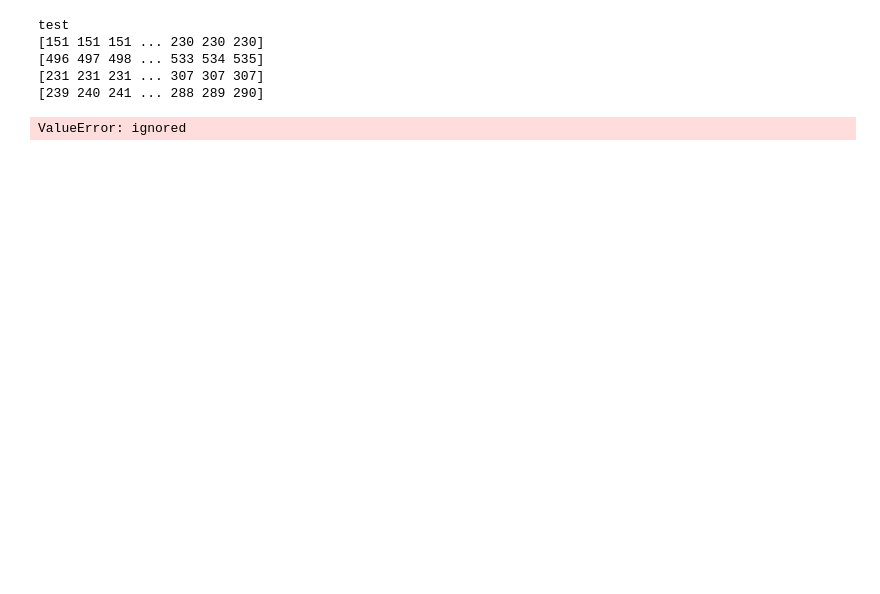
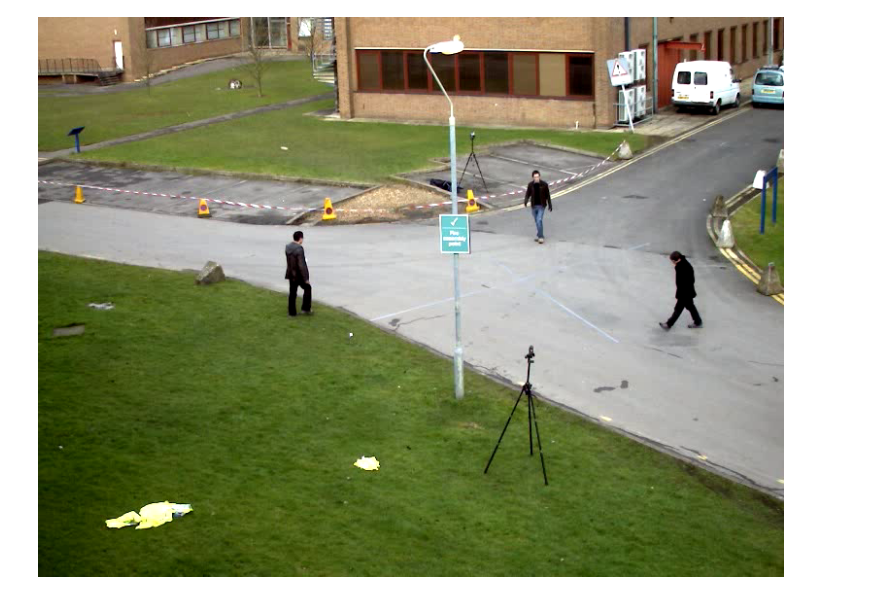
Before and after one commit to JayJaewonYoo/CSC420_Project, a Jupyter notebook: inpainting_integration.ipynb, the cells around one changed output. Saved outputs shown, nothing was run; the diff lists cells and outputs as text; code cells hidden in the pictures; blank space fills up the shorter version.

```diff
--- a/inpainting_integration.ipynb
+++ b/inpainting_integration.ipynb
@@ -576,9 +706,0 @@ KeyboardInterrupt: ignored
-# %%
-test_inpainter.inpaint()
-# %% [output]
-test
-[151 151 151 ... 230 230 230]
-[496 497 498 ... 533 534 535]
-[231 231 231 ... 307 307 307]
-[239 240 241 ... 288 289 290]
-ValueError: ignored
@@ -590,0 +710,4 @@ cv2_imshow(curr_image)
+# %%
+cv2_imshow(video_frames[0])
+# %% [output]
+[figure, added]
```
Also changed, not shown: parts of 14 cells of this notebook.
